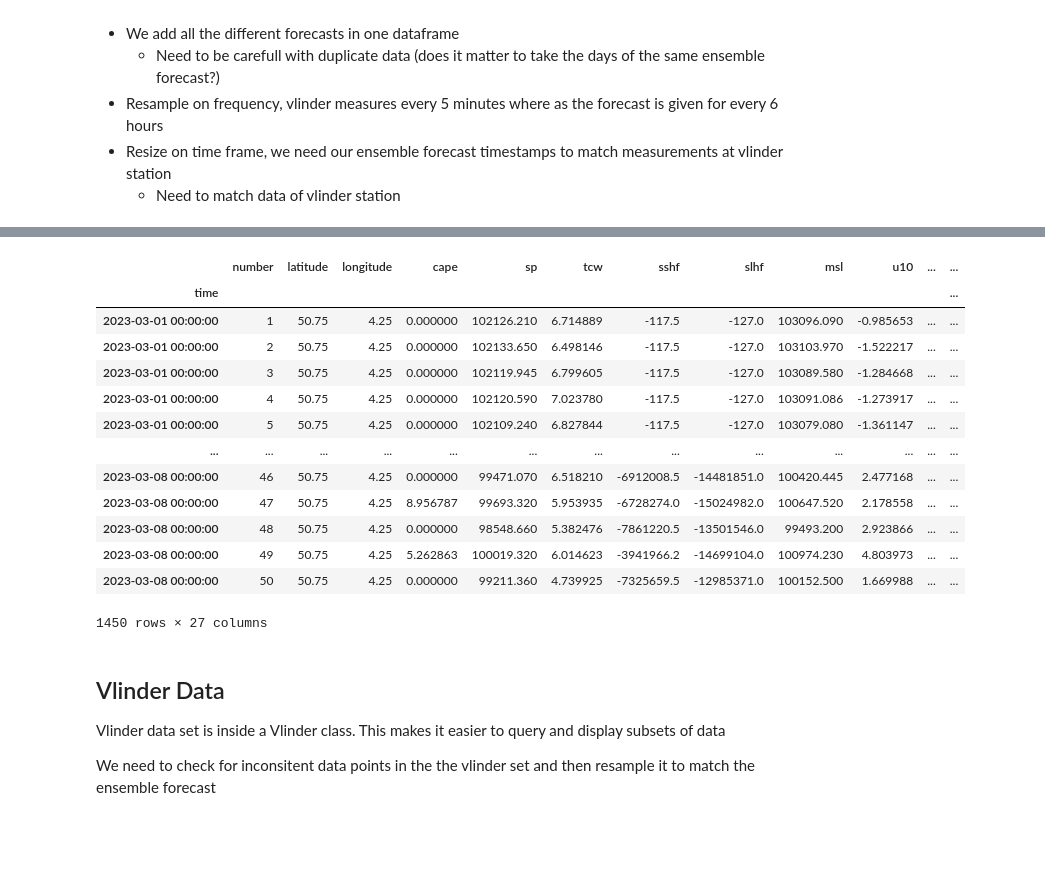
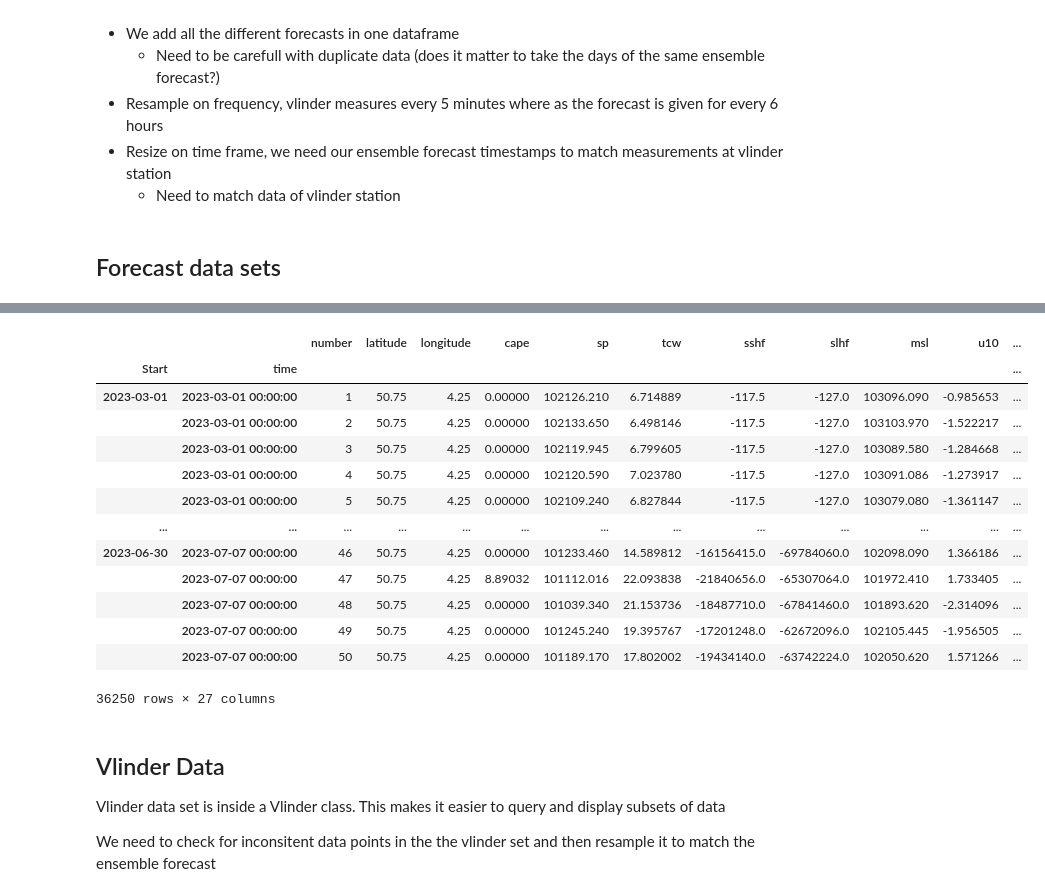
Before and after one commit to larsbonnefoy/TAI_Project, a Jupyter notebook: Project.ipynb, the cells around one changed output, grey strips where cells are left out. Cells and saved outputs as stored; diff of their text form; code cells hidden in the pictures; blank space fills up the shorter version.

```diff
--- a/Project.ipynb
+++ b/Project.ipynb
@@ -85,6 +96,8 @@ Need to resample data from the vlinder station to match the measurements of the
 - Resample on frequency, vlinder measures every 5 minutes where as the forecast is given for every 6 hours
 - Resize on time frame, we need our ensemble forecast timestamps to match measurements at vlinder station
     - Need to match data of vlinder station
+# %% [markdown]
+## Forecast data sets
 # %%
 # Create of Main DataFrame
 class EnsembleForecast:
@@ -119,11 +132,19 @@ class EnsembleForecast:
                 df_f = pd.concat([df_f, to_add])
             else:
                 pass
+        self.time_str = df_f.columns.to_list()[0]
         df_f = df_f.sort_values(by='Start', kind='mergesort')
         return df_f.set_index(['Start', 'time']).sort_index()
 
     def get_df(self):
         return self.df
+
+    def get_min_max(self):
+        """
+            Returns earliest and latest date available in the ensemble forecasts
+        """
+        select_time = self.df.index.get_level_values('time')
+        return (select_time.min(), select_time.max())
 
     def get_start_dates(self):
         """
@@ -136,18 +157,16 @@ class EnsembleForecast:
     def get_ensemble_forecast(self, date):
         """
             Returns ensemble forecast given date
-            date can be either a string
-                date format (%Y-%M-%D %h:%m:%s)
-            or already a timestamp object
+            date format (%Y-%M-%D %h:%m:%s)
         """
         return self.df.loc[date]
 
 forecast_data = EnsembleForecast()
 
-df_fc = forecast_data.get_df()
+forecast_min, forecast_max = forecast_data.get_min_max()
+print(forecast_data.get_min_max())
 
-test = forecast_data.get_start_dates()
-test
 df_1 = forecast_data.get_ensemble_forecast("2023-03-01 00:00:00")
-df_1
+df_all = forecast_data.get_df()
+df_all
 # %% [output]
@@ -154,17 +174,17 @@ df_1
-|  | number | latitude | longitude | cape | sp | tcw | sshf | slhf | msl | u10 | ... | ... |
-| time |  |  |  |  |  |  |  |  |  |  |  | ... |
-| 2023-03-01 00:00:00 | 1 | 50.75 | 4.25 | 0.000000 | 102126.210 | 6.714889 | -117.5 | -127.0 | 103096.090 | -0.985653 | ... | ... |
-| 2023-03-01 00:00:00 | 2 | 50.75 | 4.25 | 0.000000 | 102133.650 | 6.498146 | -117.5 | -127.0 | 103103.970 | -1.522217 | ... | ... |
-| 2023-03-01 00:00:00 | 3 | 50.75 | 4.25 | 0.000000 | 102119.945 | 6.799605 | -117.5 | -127.0 | 103089.580 | -1.284668 | ... | ... |
-| 2023-03-01 00:00:00 | 4 | 50.75 | 4.25 | 0.000000 | 102120.590 | 7.023780 | -117.5 | -127.0 | 103091.086 | -1.273917 | ... | ... |
-| 2023-03-01 00:00:00 | 5 | 50.75 | 4.25 | 0.000000 | 102109.240 | 6.827844 | -117.5 | -127.0 | 103079.080 | -1.361147 | ... | ... |
+|  |  | number | latitude | longitude | cape | sp | tcw | sshf | slhf | msl | u10 | ... |
+| Start | time |  |  |  |  |  |  |  |  |  |  | ... |
+| 2023-03-01 | 2023-03-01 00:00:00 | 1 | 50.75 | 4.25 | 0.00000 | 102126.210 | 6.714889 | -117.5 | -127.0 | 103096.090 | -0.985653 | ... |
+|  | 2023-03-01 00:00:00 | 2 | 50.75 | 4.25 | 0.00000 | 102133.650 | 6.498146 | -117.5 | -127.0 | 103103.970 | -1.522217 | ... |
+|  | 2023-03-01 00:00:00 | 3 | 50.75 | 4.25 | 0.00000 | 102119.945 | 6.799605 | -117.5 | -127.0 | 103089.580 | -1.284668 | ... |
+|  | 2023-03-01 00:00:00 | 4 | 50.75 | 4.25 | 0.00000 | 102120.590 | 7.023780 | -117.5 | -127.0 | 103091.086 | -1.273917 | ... |
+|  | 2023-03-01 00:00:00 | 5 | 50.75 | 4.25 | 0.00000 | 102109.240 | 6.827844 | -117.5 | -127.0 | 103079.080 | -1.361147 | ... |
 | ... | ... | ... | ... | ... | ... | ... | ... | ... | ... | ... | ... | ... |
-| 2023-03-08 00:00:00 | 46 | 50.75 | 4.25 | 0.000000 | 99471.070 | 6.518210 | -6912008.5 | -14481851.0 | 100420.445 | 2.477168 | ... | ... |
-| 2023-03-08 00:00:00 | 47 | 50.75 | 4.25 | 8.956787 | 99693.320 | 5.953935 | -6728274.0 | -15024982.0 | 100647.520 | 2.178558 | ... | ... |
-| 2023-03-08 00:00:00 | 48 | 50.75 | 4.25 | 0.000000 | 98548.660 | 5.382476 | -7861220.5 | -13501546.0 | 99493.200 | 2.923866 | ... | ... |
-| 2023-03-08 00:00:00 | 49 | 50.75 | 4.25 | 5.262863 | 100019.320 | 6.014623 | -3941966.2 | -14699104.0 | 100974.230 | 4.803973 | ... | ... |
-| 2023-03-08 00:00:00 | 50 | 50.75 | 4.25 | 0.000000 | 99211.360 | 4.739925 | -7325659.5 | -12985371.0 | 100152.500 | 1.669988 | ... | ... |
+| 2023-06-30 | 2023-07-07 00:00:00 | 46 | 50.75 | 4.25 | 0.00000 | 101233.460 | 14.589812 | -16156415.0 | -69784060.0 | 102098.090 | 1.366186 | ... |
+|  | 2023-07-07 00:00:00 | 47 | 50.75 | 4.25 | 8.89032 | 101112.016 | 22.093838 | -21840656.0 | -65307064.0 | 101972.410 | 1.733405 | ... |
+|  | 2023-07-07 00:00:00 | 48 | 50.75 | 4.25 | 0.00000 | 101039.340 | 21.153736 | -18487710.0 | -67841460.0 | 101893.620 | -2.314096 | ... |
+|  | 2023-07-07 00:00:00 | 49 | 50.75 | 4.25 | 0.00000 | 101245.240 | 19.395767 | -17201248.0 | -62672096.0 | 102105.445 | -1.956505 | ... |
+|  | 2023-07-07 00:00:00 | 50 | 50.75 | 4.25 | 0.00000 | 101189.170 | 17.802002 | -19434140.0 | -63742224.0 | 102050.620 | 1.571266 | ... |
-1450 rows × 27 columns
+36250 rows × 27 columns
 # %% [markdown]
 ## Vlinder Data
 
```
Also changed, not shown: parts of 29 cells of this notebook, 16 other files.
